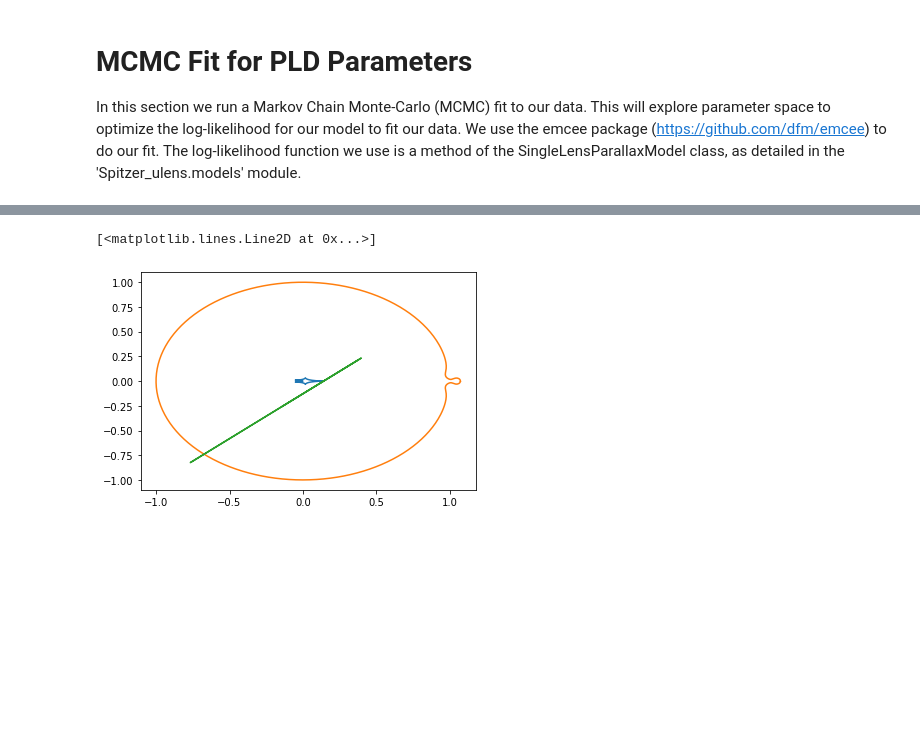
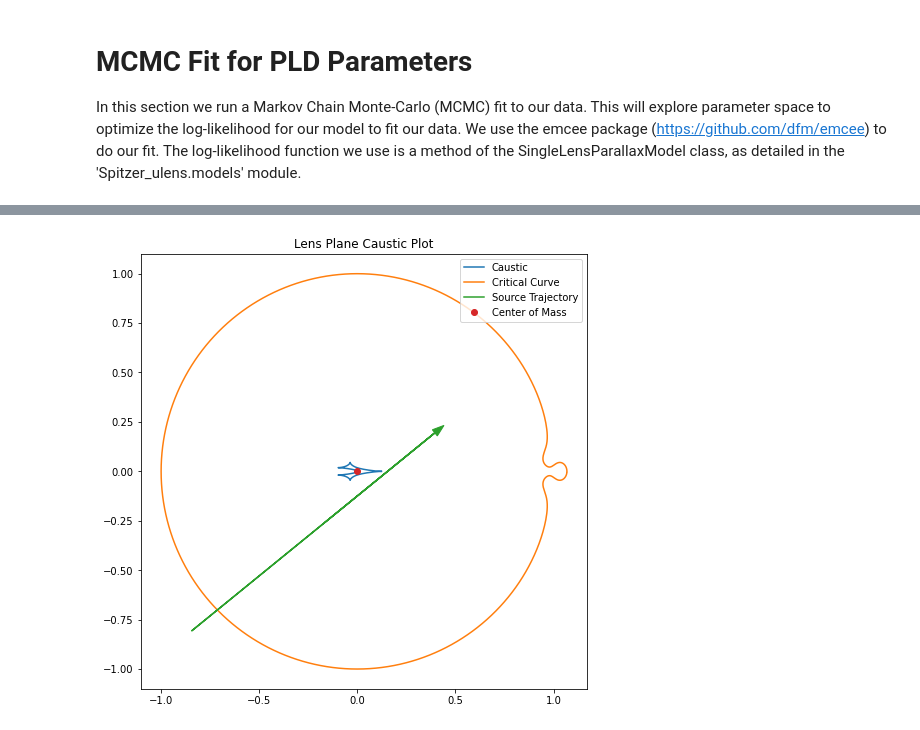
Before and after one commit to tbctk/tbk-Spitzer-ulens, a Jupyter notebook: Spitzer-ulens_Tutorial_ob171140_2lens.ipynb, the cells around one changed output, grey strips where cells are left out. Drawn from its saved outputs; the diff is of its cells as text; code cells hidden in the pictures; blank space fills up the shorter version.

Commit message:
final plots n things

```diff
--- a/Spitzer-ulens_Tutorial_ob171140_2lens.ipynb
+++ b/Spitzer-ulens_Tutorial_ob171140_2lens.ipynb
@@ -87,6 +88,9 @@ p0 = np.array([tE,t0,fb,fs,s,q,rho,alpha,u0])
 # Specify some (loose) bounds on our parameters.
 bounds = ([0,2457930,0,0,0,0,0,-np.inf,-np.inf],
           [np.inf,2457950,np.inf,np.inf,np.inf,np.inf,np.inf,np.inf,np.inf])
+
+# Parameter labels
+plabels = ['t_E','t_0','f_b','f_s','s','q',r'rho',r'alpha','u_0']
 # %%
 model = models.BinaryLensModel()
 
@@ -228,12 +233,12 @@ samples = pos_chain.reshape((-1, len(popt_mcmc)))
 # corner plot
 fig = corner.corner(samples, quantiles=[0.16, 0.5, 0.84],
                     show_titles=True, plot_datapoints=True,
-                    title_kwargs={"fontsize": 12})
+                    title_kwargs={"fontsize": 12},labels=plabels)
 
 corner.overplot_lines(fig, popt_mcmc, color="C1", label='Mean parameter position')
 corner.overplot_points(fig, popt_mcmc[None], marker="s", color="C1")
 corner.overplot_lines(fig, pmax, color="C2", label='Most likely parameter position')
 corner.overplot_points(fig, pmax[None], marker="s", color="C2")
 
-#plt.legend(loc=(-5,7),fontsize=16)
+plt.legend(loc=(-5,7),fontsize=16)
 # %% [output]
@@ -242,13 +248,15 @@ corner.overplot_points(fig, pmax[None], marker="s", color="C2")
 # Re-run MCMC if it does not look converged. This cell can be run repeatedly.
 rerun_mcmc = True
 if rerun_mcmc:
+    nwalkers = 100
+    nprod = 1000
 
     sampler = emcee.EnsembleSampler(nwalkers, len(p0), model.lnprob, a = 2, pool=Pool(),
                                     args=(bounds,time,flux,flux_err,flux_frac,
                                           flux_scatter))
     pos0 = pos_chain[:,-1,:]
 
-    pos_final,prob_final,state_final = run_mcmc(sampler,pos0,1000,label='production')
+    pos_final,prob_final,state_final = run_mcmc(sampler,pos0,nprod,label='production')
 
     pos_chain = sampler.chain
     lnp_chain = sampler.lnprobability
@@ -274,2 +267,0 @@ plt.plot(timeplot,model(timeplot,*pmax))
-# %%
-caus,crit,y = model.get_caustics(time,*pmax[[0,1,4,5,6,7,8]])
@@ -276,7 +315,17 @@ caus,crit,y = model.get_caustics(time,*pmax[[0,1,4,5,6,7,8]])
 # %%
-plt.plot(caus[:,0],caus[:,1])
-plt.plot(crit[:,0],crit[:,1])
-plt.plot(y[:,0],y[:,1])
+def plot_caustics(pars,figsize=(8,8)):
+    caus,crit,y = model.get_caustics(time,*pars[[0,1,4,5,6,7,8]])
+    fig,ax = plt.subplots(figsize=figsize)
+    ax.plot(caus[:,0],caus[:,1],label='Caustic',c='C0')
+    ax.plot(crit[:,0],crit[:,1],label='Critical Curve',c='C1')
+    ax.plot(y[:,0],y[:,1],label='Source Trajectory',c='C2')
+    ax.plot(0,0,'o',label='Center of Mass',c='C3')
+    dx = y[:,0][-1]-y[:,0][0]
+    dy = y[:,1][-1]-y[:,1][0]
+    ax.arrow(y[:,0][0],y[:,1][0],dx,dy,head_width=0.04, head_length=0.06,fc='C2',ec='C2')
+    ax.set_title('Lens Plane Caustic Plot')
+    ax.legend()
+
+plot_caustics(popt_mcmc)
 # %% [output]
-[<matplotlib.lines.Line2D at 0x...>]
-[figure, old version]
+[figure, new version]
```
Also changed, not shown: parts of 11 cells of this notebook, 5 other files.
